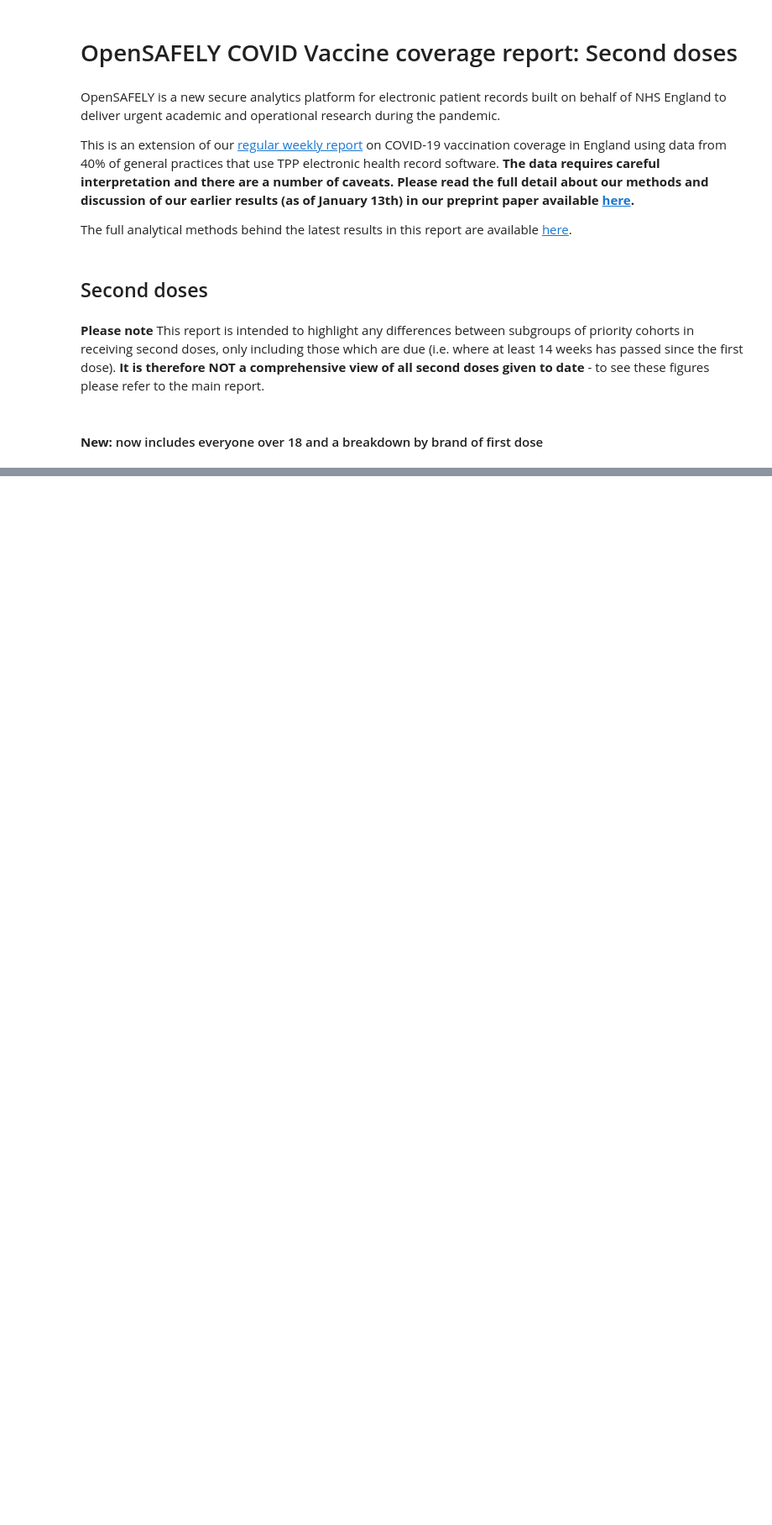
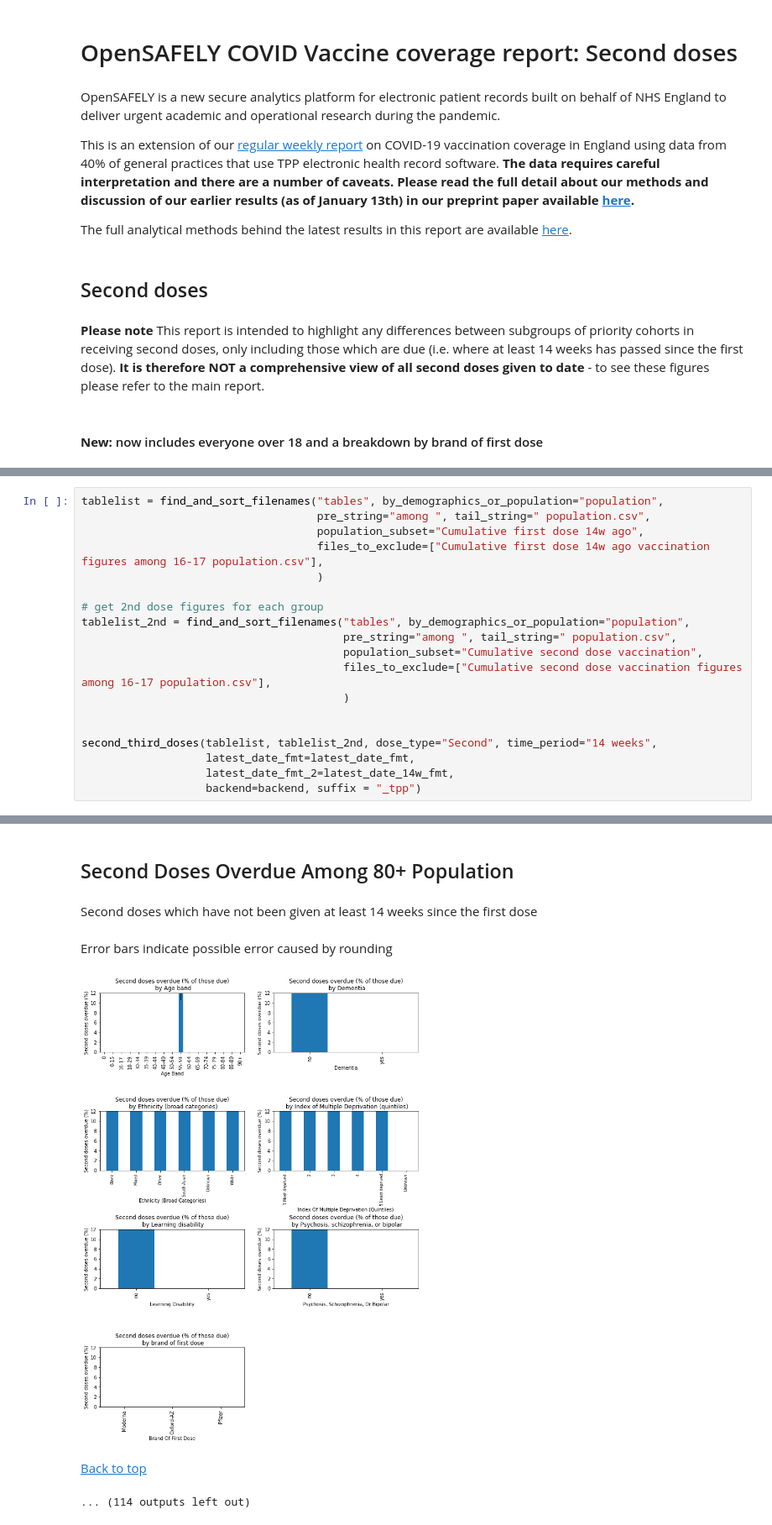
Before and after one commit to opensafely/nhs-covid-vaccination-coverage, a Jupyter notebook: notebooks/second_doses.ipynb, the cells around one changed output, grey strips where cells are left out. Shown at 84% size. Drawn from its saved outputs; the diff is of its cells as text; blank space fills up the shorter version.

Commit message:
Extract common code to function for second dose report

```diff
--- a/notebooks/second_doses.ipynb
+++ b/notebooks/second_doses.ipynb
@@ -238,0 +79,20 @@ Error bars indicate possible error caused by rounding
+# %%
+tablelist = find_and_sort_filenames("tables", by_demographics_or_population="population",
+                                    pre_string="among ", tail_string=" population.csv",
+                                    population_subset="Cumulative first dose 14w ago",
+                                    files_to_exclude=["Cumulative first dose 14w ago vaccination figures among 16-17 population.csv"],
+                                    )
+
+# get 2nd dose figures for each group
+tablelist_2nd = find_and_sort_filenames("tables", by_demographics_or_population="population",
+                                        pre_string="among ", tail_string=" population.csv",
+                                        population_subset="Cumulative second dose vaccination",
+                                        files_to_exclude=["Cumulative second dose vaccination figures among 16-17 population.csv"],
+                                        )
+
+
+second_third_doses(tablelist, tablelist_2nd, dose_type="Second", time_period="14 weeks",
+                   latest_date_fmt=latest_date_fmt,
+                   latest_date_fmt_2=latest_date_14w_fmt,
+                   backend=backend, suffix = "_tpp")
+# %% [output]
@@ -238,0 +126,7 @@ Error bars indicate possible error caused by rounding
+##
+ ## Second Doses Overdue Among 80+ Population
+Second doses which have not been given at least 14 weeks since the first dose
+Error bars indicate possible error caused by rounding
+[figure, added]
+[Back to top](#Contents)
+... (114 outputs left out)
```
Also changed, not shown: parts of 5 cells of this notebook, 2 other files.
